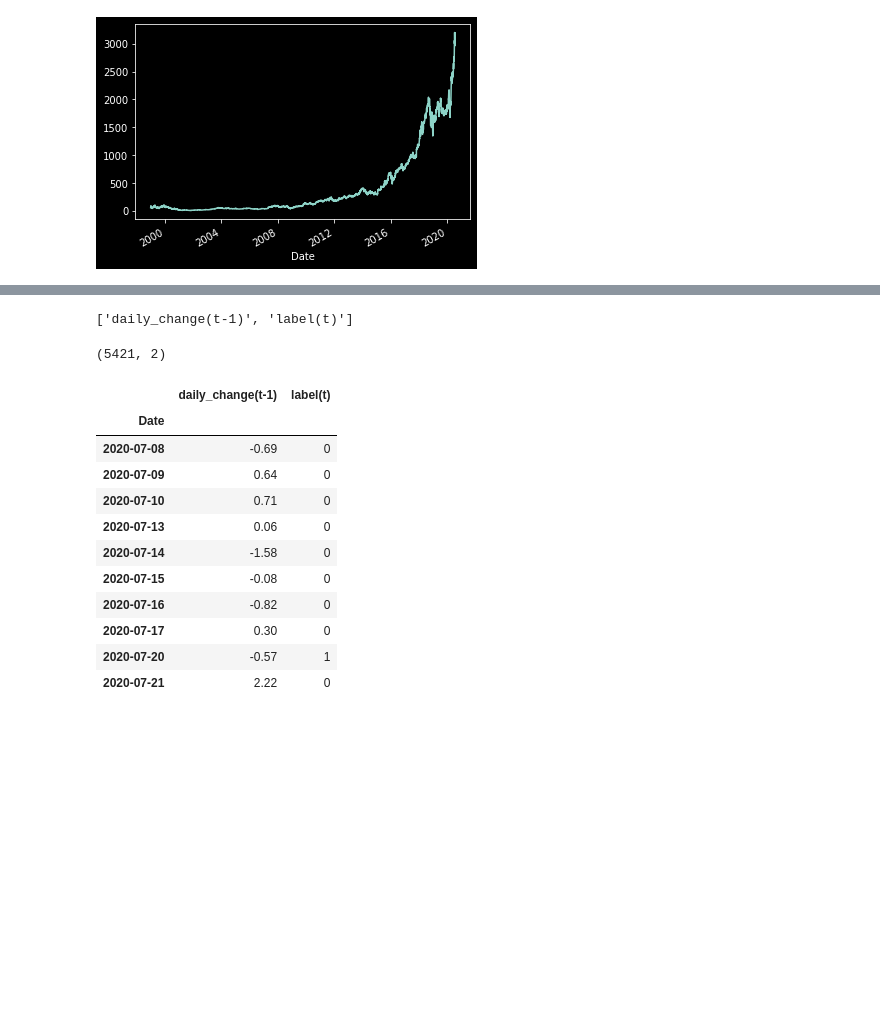
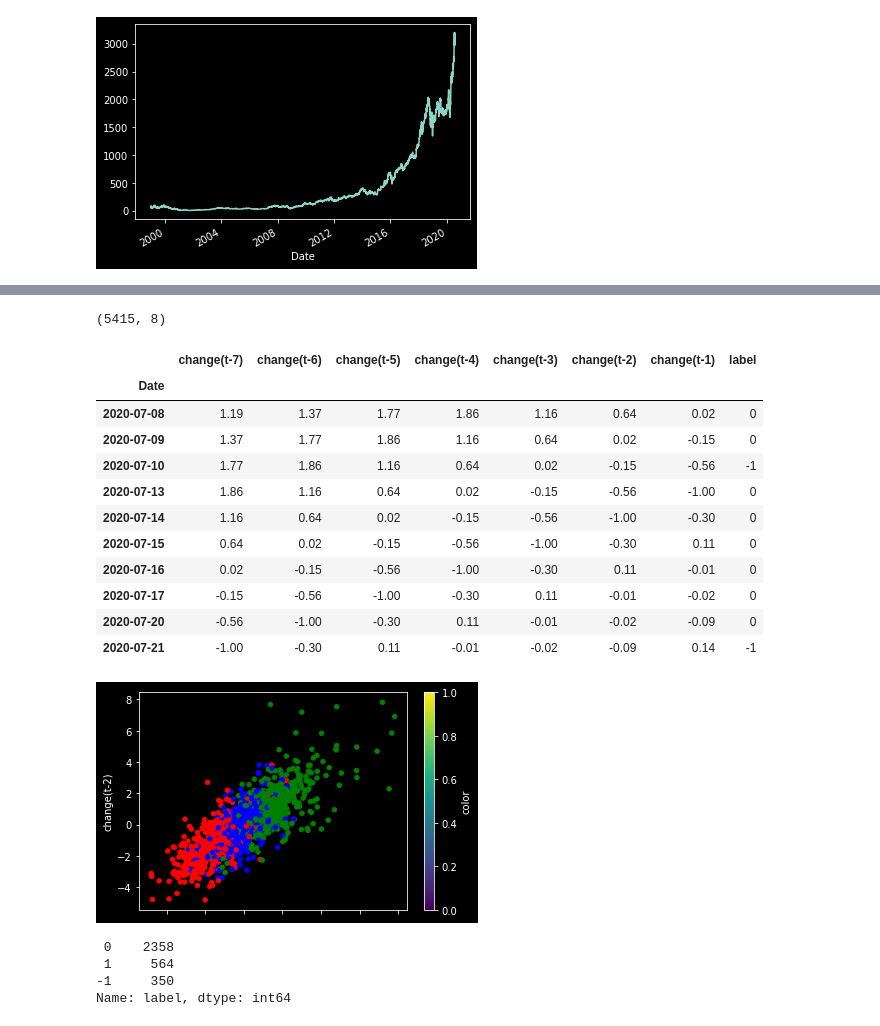
Before and after one commit to simonperrott/stockatron, a Jupyter notebook: stockatron_baseline_model.ipynb, the cells around one changed output, grey strips where cells are left out. Cells and saved outputs as stored; diff of their text form; code cells hidden in the pictures; blank space fills up the shorter version.

```diff
--- a/stockatron_baseline_model.ipynb
+++ b/stockatron_baseline_model.ipynb
@@ -89,14 +86,14 @@ Date                                ...
 from pandas import DataFrame
 from pandas import concat
 
-def dataframe_to_supervised(df, input_cols, label_col, n_in=1, n_out=1, dropnan=True):
+def dataframe_to_supervised(df, input_cols, pred_col, n_timesteps=1, n_out=1, dropnan=True):
 	"""
-	Frame a time series as a supervised learning dataset.
+	Time series -> LSTM supervised learning dataset.
 	Arguments:
 		data: Sequence of observations as a NumPy array.
     input_cols: list of strings identifying the input feature columns to use in shifting
-		n_in: Number of lag observations as input (X).
-		label_col: the name of the label column
+		n_timesteps: Number of lag observations as input (X).
+		pred_col: the name of the column we want to predict
     n_out: Number of observations as output (y).
 		dropnan: Boolean whether or not to drop rows with NaN values.
 	Returns:
@@ -104,16 +101,13 @@ def dataframe_to_supervised(df, input_cols, label_col, n_in=1, n_out=1, dropnan=
 	"""
 	cols, names = list(), list()
 	# input sequence (t-n, ... t-1)
-	for i in range(n_in, 0, -1):
+	for i in range(n_timesteps, 0, -1):
 		cols.append(df[input_cols].shift(i))
 		names += [f'{c}(t-{i})' for c in input_cols]
 	# forecast sequence (t, t+1, ... t+n)
 	for i in range(0, n_out):
-		cols.append(df[label_col].shift(-i))
-		if i == 0:
-			names += [f'{label_col}(t)']
-		else:
-			names += [f'{label_col}(t+{i})']
+		cols.append(df[pred_col].shift(-i))
+		names += [f'{pred_col}']
 	# put it all together
 	agg = concat(cols, axis=1)
 	agg.columns = names
@@ -124,26 +118,30 @@ def dataframe_to_supervised(df, input_cols, label_col, n_in=1, n_out=1, dropnan=
 # %%
 # Baseline 1st Model uses:
 # one feature = price daily change
-# timeseries of prices going back 50 days
-# predicts only 1 day forward
-num_time_steps = 1
-df_price_ts = dataframe_to_supervised(dataset, ['daily_change'], 'label', num_time_steps, 1)
+# batches of timeseries of prices going back 7 days
+# predicts change after next 5 days of trading
+num_time_steps = 7
+df_price_ts = dataframe_to_supervised(df, ['change'], 'label', num_time_steps, 1)
+print(df_price_ts.shape)
+df_price_ts.tail(10)
 # %% [output]
-['daily_change(t-1)', 'label(t)']
+(5415, 8)
+|  | change(t-7) | change(t-6) | change(t-5) | change(t-4) | change(t-3) | change(t-2) | change(t-1) | label |
+| Date |  |  |  |  |  |  |  |  |
+| 2020-07-08 | 1.19 | 1.37 | 1.77 | 1.86 | 1.16 | 0.64 | 0.02 | 0 |
+| 2020-07-09 | 1.37 | 1.77 | 1.86 | 1.16 | 0.64 | 0.02 | -0.15 | 0 |
+| 2020-07-10 | 1.77 | 1.86 | 1.16 | 0.64 | 0.02 | -0.15 | -0.56 | -1 |
+| 2020-07-13 | 1.86 | 1.16 | 0.64 | 0.02 | -0.15 | -0.56 | -1.00 | 0 |
+| 2020-07-14 | 1.16 | 0.64 | 0.02 | -0.15 | -0.56 | -1.00 | -0.30 | 0 |
+| 2020-07-15 | 0.64 | 0.02 | -0.15 | -0.56 | -1.00 | -0.30 | 0.11 | 0 |
+| 2020-07-16 | 0.02 | -0.15 | -0.56 | -1.00 | -0.30 | 0.11 | -0.01 | 0 |
+| 2020-07-17 | -0.15 | -0.56 | -1.00 | -0.30 | 0.11 | -0.01 | -0.02 | 0 |
+| 2020-07-20 | -0.56 | -1.00 | -0.30 | 0.11 | -0.01 | -0.02 | -0.09 | 0 |
+| 2020-07-21 | -1.00 | -0.30 | 0.11 | -0.01 | -0.02 | -0.09 | 0.14 | -1 |
-# %%
-print(df_price_ts.shape)
-df_price_ts.tail(10)
-# %% [output]
-(5421, 2)
-|  | daily_change(t-1) | label(t) |
-| Date |  |  |
-| 2020-07-08 | -0.69 | 0 |
-| 2020-07-09 | 0.64 | 0 |
-| 2020-07-10 | 0.71 | 0 |
-| 2020-07-13 | 0.06 | 0 |
-| 2020-07-14 | -1.58 | 0 |
-| 2020-07-15 | -0.08 | 0 |
-| 2020-07-16 | -0.82 | 0 |
-| 2020-07-17 | 0.30 | 0 |
-| 2020-07-20 | -0.57 | 1 |
-| 2020-07-21 | 2.22 | 0 |
+# %%
+# Plot the data classes using only the previous 2 days change
+df_price_ts['color'] = df_price_ts['label'].apply(lambda x: 'blue' if x==0 else 'red' if x==-1 else 'green')
+df_price_ts.plot.scatter(x='change(t-1)', y='change(t-2)', c='color')
+pyplot.show()
+# %% [output]
+[figure, added]
@@ -149,0 +151,9 @@ df_price_ts.tail(10)
+# %%
+# Explore balance of classes in Training set
+label_groupings = train['label'].value_counts()
+print(label_groupings)
+# %% [output]
+ 0    2358
+ 1     564
+-1     350
+Name: label, dtype: int64
```
Also changed, not shown: parts of 19 cells of this notebook.
